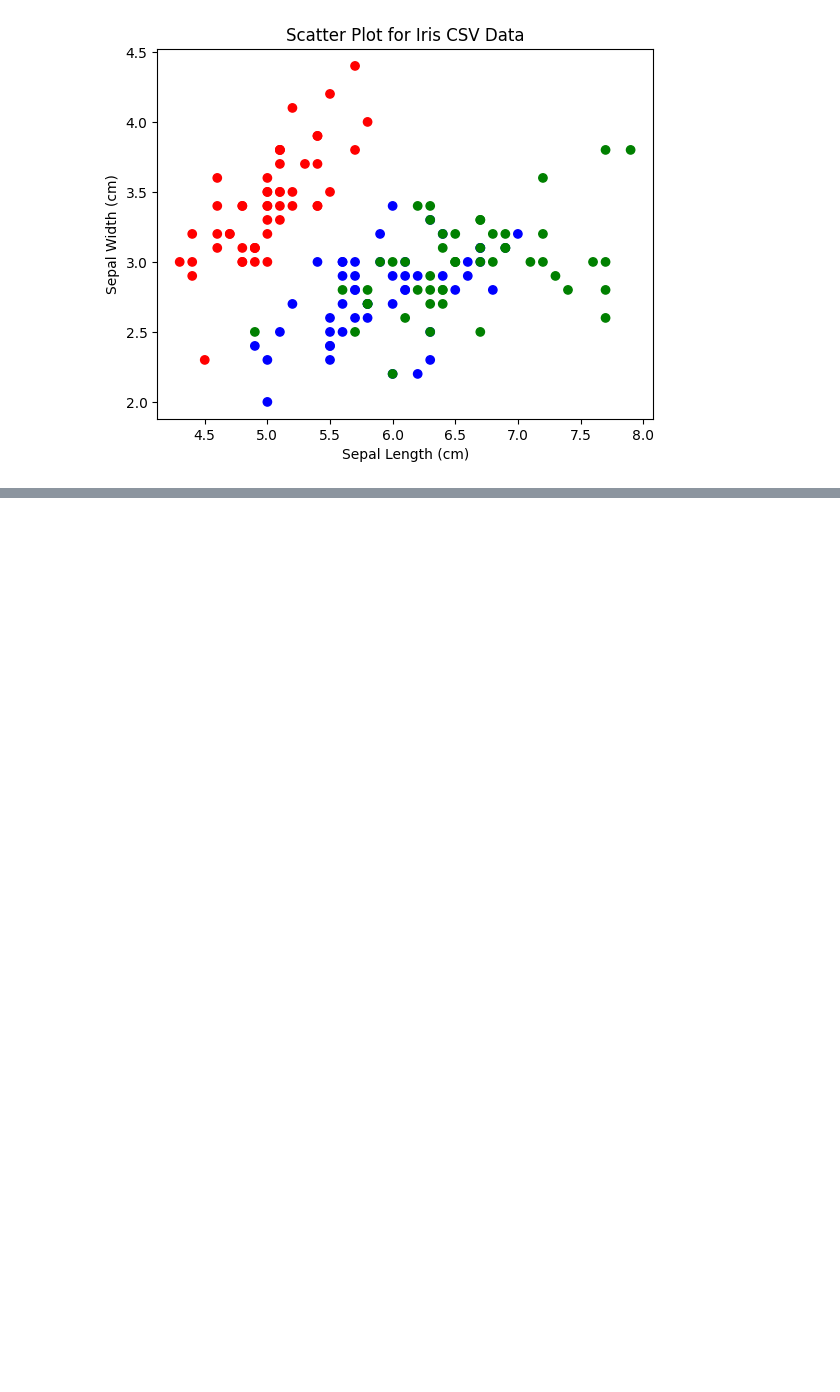
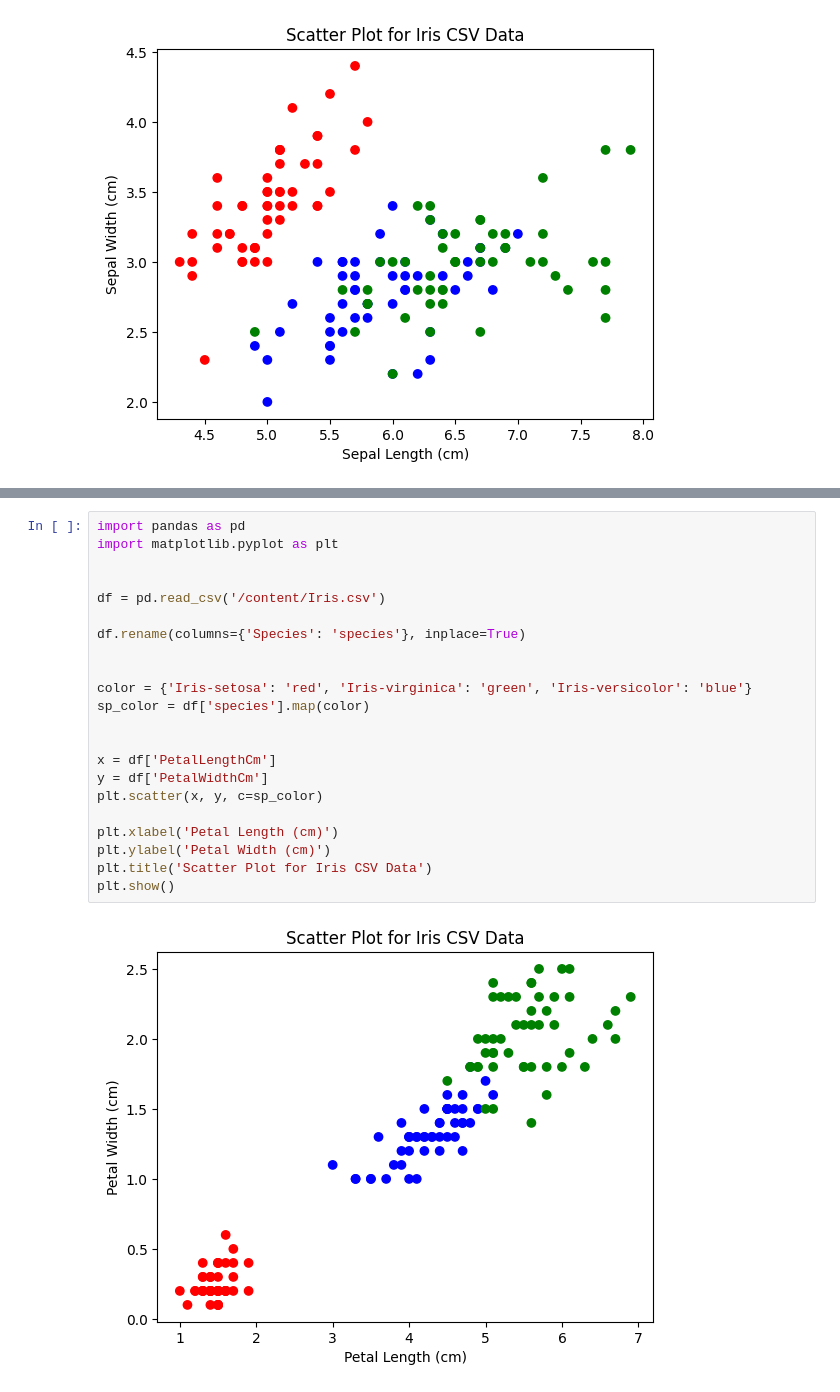
Before and after one commit to harish-git63/Demo1, a Jupyter notebook: HARISH_AIML_LAB_1_.ipynb, the cells around one changed output, grey strips where cells are left out. Cells and saved outputs as stored; diff of their text form; blank space fills up the shorter version.

```diff
--- a/HARISH_AIML_LAB_1_.ipynb
+++ b/HARISH_AIML_LAB_1_.ipynb
@@ -1819,0 +1844,24 @@ Last 5 rows:
+# %%
+import pandas as pd
+import matplotlib.pyplot as plt
+
+
+df = pd.read_csv('/content/Iris.csv')
+
+df.rename(columns={'Species': 'species'}, inplace=True)
+
+
+color = {'Iris-setosa': 'red', 'Iris-virginica': 'green', 'Iris-versicolor': 'blue'}
+sp_color = df['species'].map(color)
+
+
+x = df['PetalLengthCm']
+y = df['PetalWidthCm']
+plt.scatter(x, y, c=sp_color)
+
+plt.xlabel('Petal Length (cm)')
+plt.ylabel('Petal Width (cm)')
+plt.title('Scatter Plot for Iris CSV Data')
+plt.show()
+# %% [output]
+[figure, added]
```
Also changed, not shown: parts of 2 cells of this notebook.
